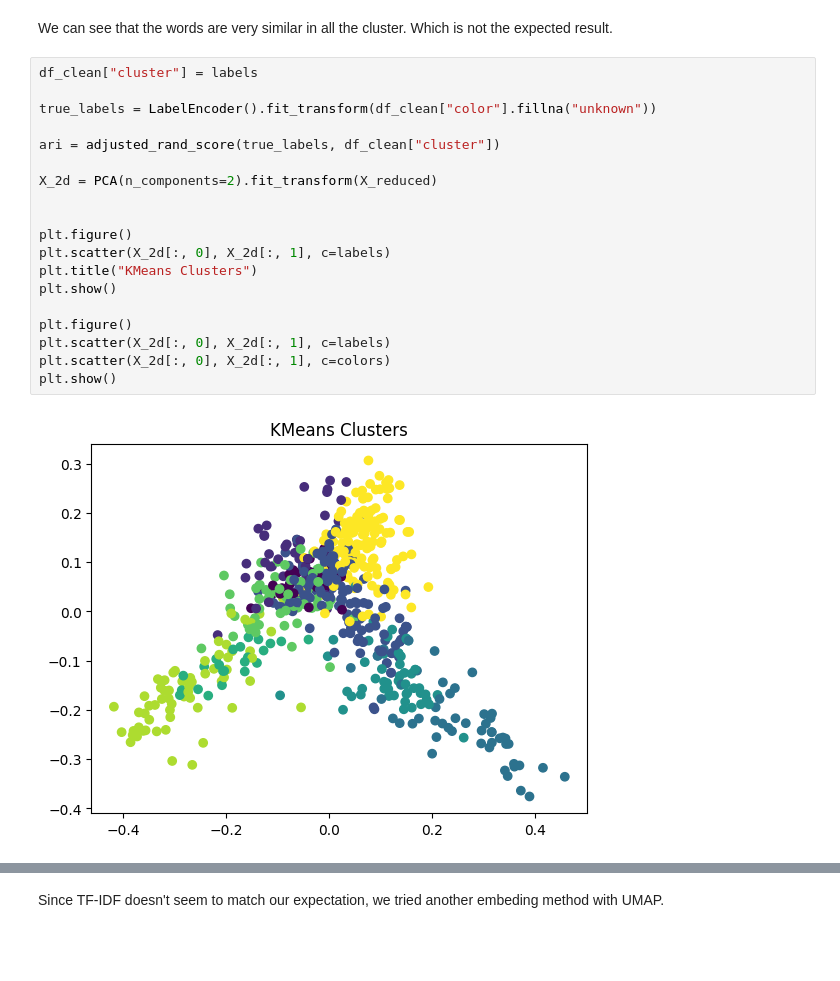
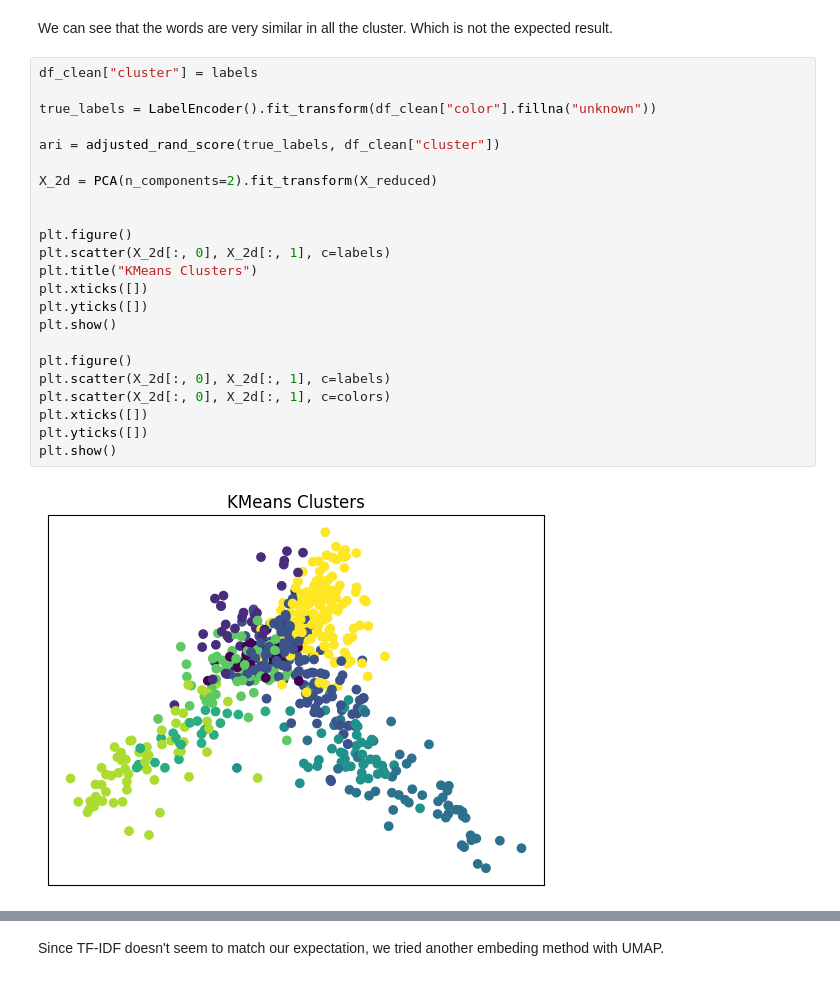
Before and after one commit to Martin-Matin-Muller/DR-CVRIE-EPITECH-machine-learning-, a Jupyter notebook: CVRIE_Unsupervised.ipynb, the cells around one changed output, grey strips where cells are left out. Saved outputs shown, nothing was run; the diff lists cells and outputs as text; blank space fills up the shorter version.

```diff
--- a/CVRIE_Unsupervised.ipynb
+++ b/CVRIE_Unsupervised.ipynb
@@ -219,21 +219,25 @@ We can see that the words are very similar in all the cluster. Which is not the
 # %%
 df_clean["cluster"] = labels
 
 true_labels = LabelEncoder().fit_transform(df_clean["color"].fillna("unknown"))
 
 ari = adjusted_rand_score(true_labels, df_clean["cluster"])
 
 X_2d = PCA(n_components=2).fit_transform(X_reduced)
 
 
 plt.figure()
 plt.scatter(X_2d[:, 0], X_2d[:, 1], c=labels)
 plt.title("KMeans Clusters")
+plt.xticks([])
+plt.yticks([])
 plt.show()
 
 plt.figure()
 plt.scatter(X_2d[:, 0], X_2d[:, 1], c=labels)
 plt.scatter(X_2d[:, 0], X_2d[:, 1], c=colors)
+plt.xticks([])
+plt.yticks([])
 plt.show()
 # %% [output]
-[figure, old version]
+[figure, new version]
```
Also changed, not shown: parts of 5 cells of this notebook, 3 other files.
